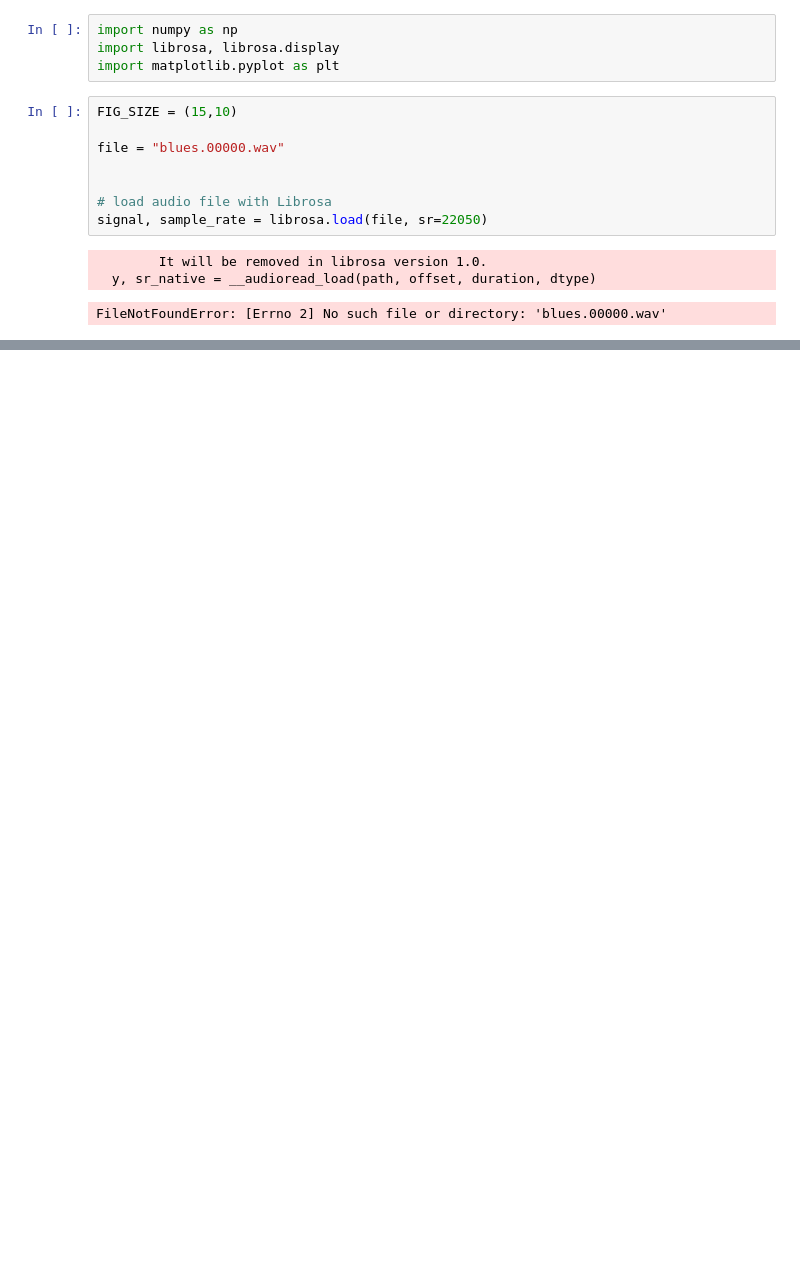
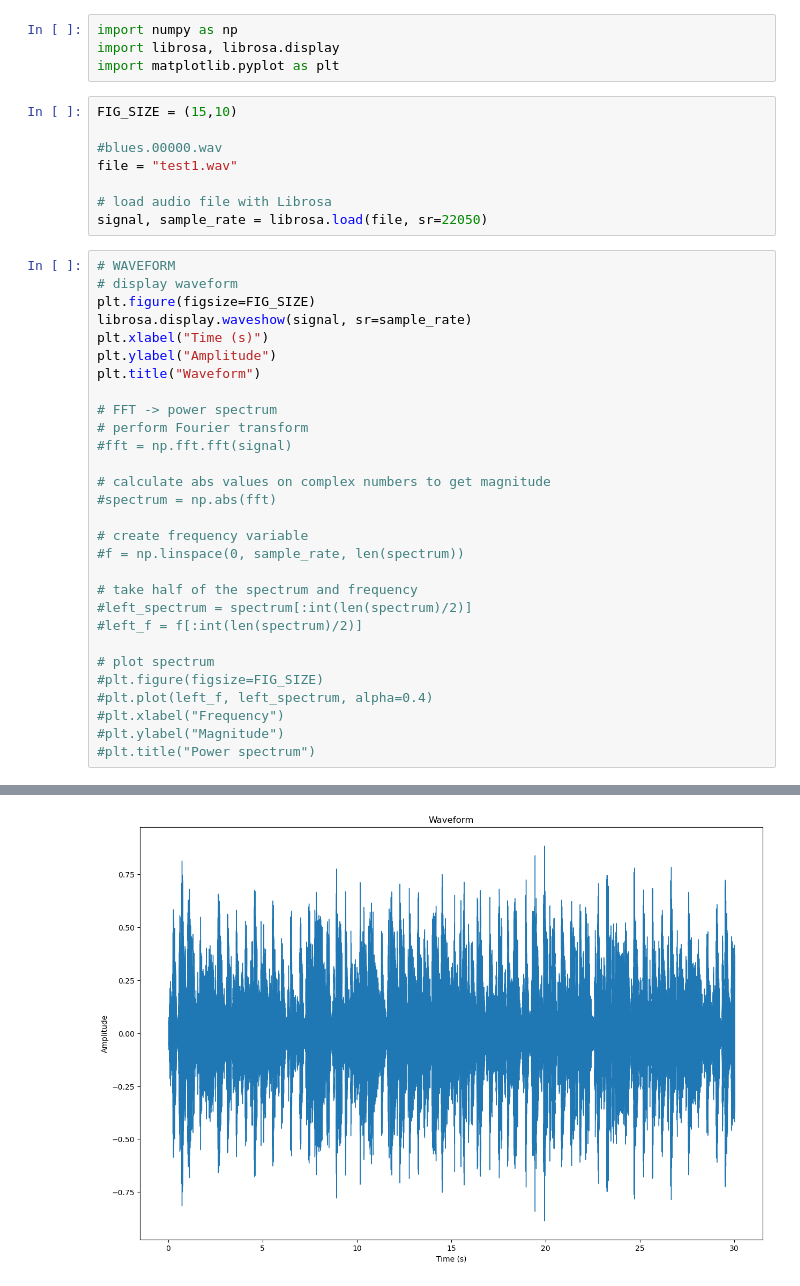
Before and after one commit to Kristijan10048/PythonTutorials, a Jupyter notebook: Python/Machine learning/notebooks/AudioTests/AudioTest1.ipynb, the cells around one changed output, grey strips where cells are left out. Drawn from its saved outputs; the diff is of its cells as text; blank space fills up the shorter version.

```diff
--- a/Python/Machine learning/notebooks/AudioTests/AudioTest1.ipynb
+++ b/Python/Machine learning/notebooks/AudioTests/AudioTest1.ipynb
@@ -5,12 +5,38 @@ import matplotlib.pyplot as plt
 # %%
 FIG_SIZE = (15,10)
 
-file = "blues.00000.wav"
-
+#blues.00000.wav
+file = "test1.wav"
 
 # load audio file with Librosa
 signal, sample_rate = librosa.load(file, sr=22050)
-# %% [output]
-        It will be removed in librosa version 1.0.
-  y, sr_native = __audioread_load(path, offset, duration, dtype)
-FileNotFoundError: [Errno 2] No such file or directory: 'blues.00000.wav'
+# %%
+# WAVEFORM
+# display waveform
+plt.figure(figsize=FIG_SIZE)
+librosa.display.waveshow(signal, sr=sample_rate)
+plt.xlabel("Time (s)")
+plt.ylabel("Amplitude")
+plt.title("Waveform")
+
+# FFT -> power spectrum
+# perform Fourier transform
+#fft = np.fft.fft(signal)
+
+# calculate abs values on complex numbers to get magnitude
+#spectrum = np.abs(fft)
+
+# create frequency variable
+#f = np.linspace(0, sample_rate, len(spectrum))
+
+# take half of the spectrum and frequency
+#left_spectrum = spectrum[:int(len(spectrum)/2)]
+#left_f = f[:int(len(spectrum)/2)]
+
+# plot spectrum
+#plt.figure(figsize=FIG_SIZE)
+#plt.plot(left_f, left_spectrum, alpha=0.4)
+#plt.xlabel("Frequency")
+#plt.ylabel("Magnitude")
+#plt.title("Power spectrum")
+# %% [output]
@@ -16,0 +49 @@ FileNotFoundError: [Errno 2] No such file or directory: 'blues.00000.wav'
+[figure, added]
```
Also changed, not shown: parts of 3 cells of this notebook, 5 other files.
